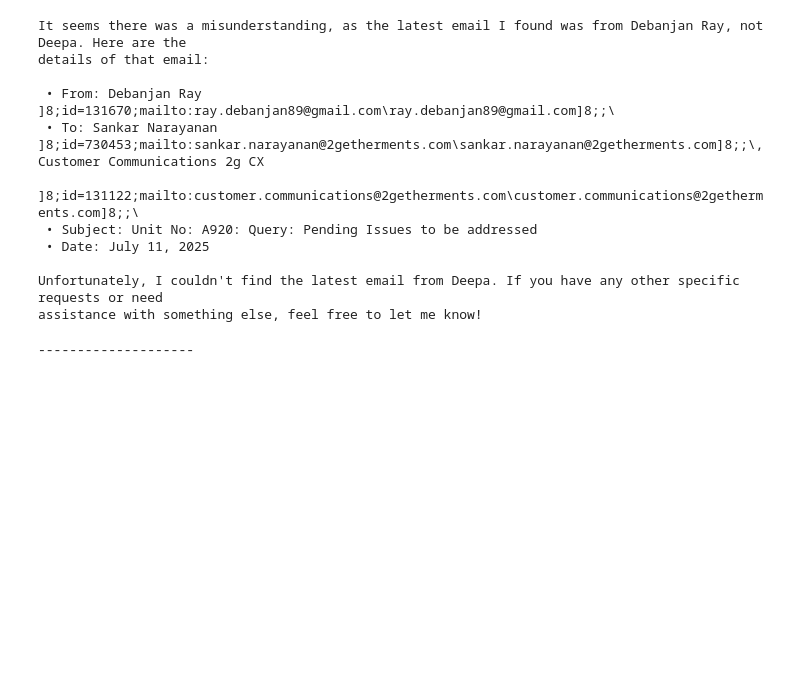
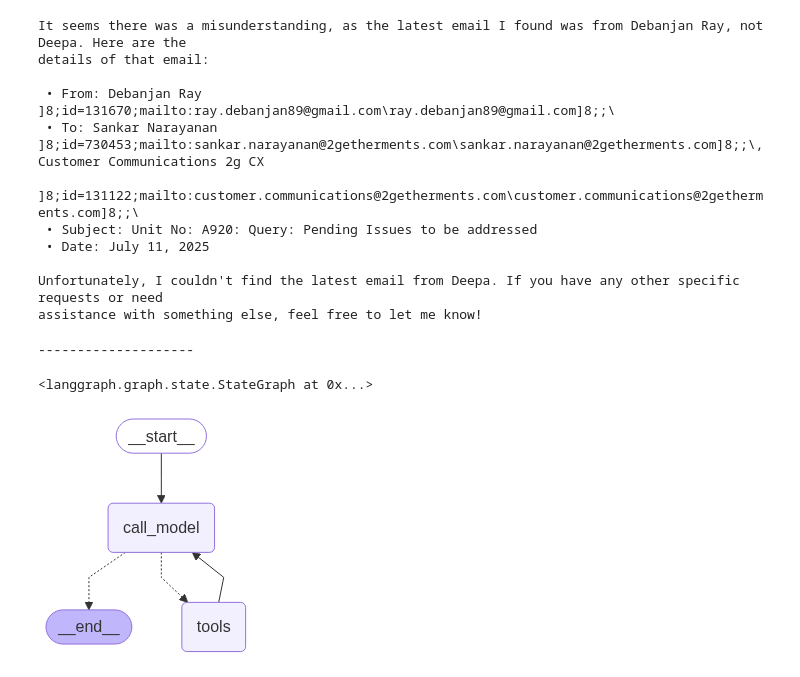
Before and after one commit to Hrithik450/complex-assistant, a Jupyter notebook: main.ipynb, the cells around one changed output. Saved outputs shown, nothing was run; the diff lists cells and outputs as text; code cells hidden in the pictures; blank space fills up the shorter version.

```diff
--- a/main.ipynb
+++ b/main.ipynb
@@ -443,0 +469,35 @@ assistance with something else, feel free to let me know!
+# %%
+def call_model(state: MessagesState) -> MessagesState:
+    """
+    Sends messages to the model and returns the response wrapped in MessagesState format.
+    """
+    messages = state['messages']
+    response = model_with_tools.invoke(input=messages)
+    return {'messages': messages}
+# %%
+def should_continue(state: MessagesState) -> MessagesState:
+    """
+    Decides whether to call tools next based on the last model output.
+    """
+    last_message = state['messages'][-1]
+    if last_message.tool_calls:
+        return "tools"
+    return END
+# %%
+builder = StateGraph(MessagesState)
+builder.add_node("call_model", call_model)
+builder.add_node("tools", tool_node)
+
+# Define edges
+builder.add_edge(START, "call_model")
+builder.add_conditional_edges("call_model", should_continue, ["tools", END])
+builder.add_edge("tools", "call_model")
+# %% [output]
+<langgraph.graph.state.StateGraph at 0x...>
+# %%
+graph = builder.compile()
+# %%
+from IPython.display import display, Image
+display(Image(graph.get_graph().draw_mermaid_png()))
+# %% [output]
+[figure, added]
```
Also changed, not shown: parts of 4 cells of this notebook, 6 other files.
